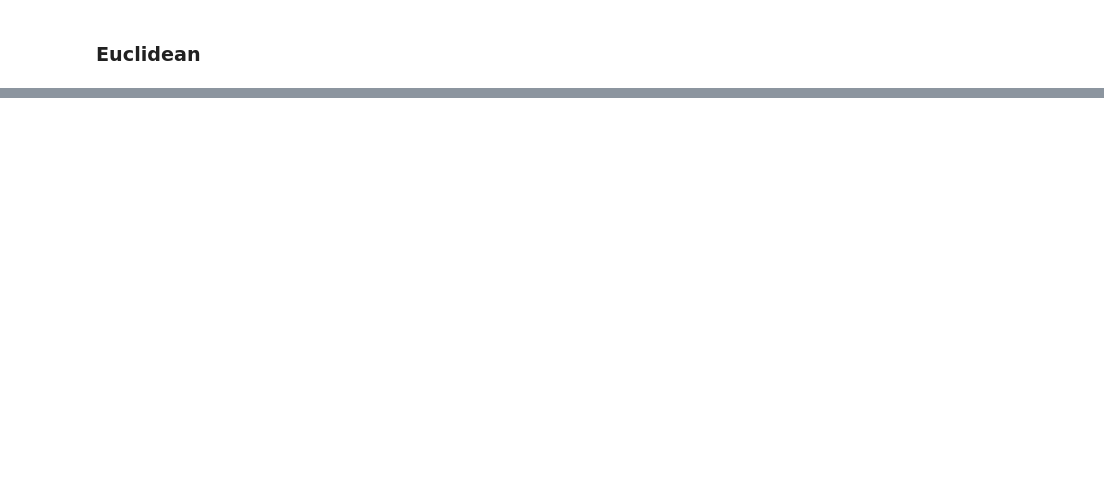
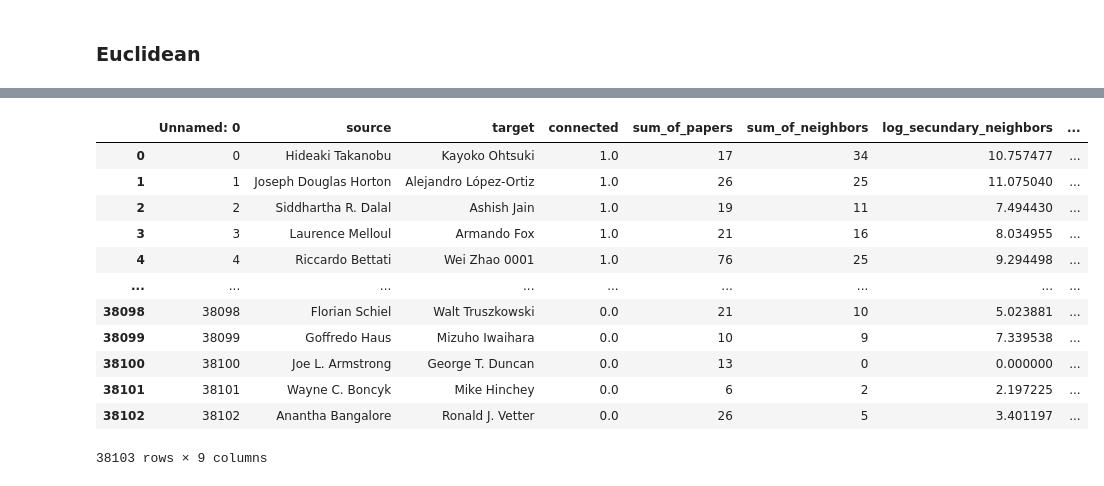
Before and after one commit to davidguzmanr/Link-prediction, a Jupyter notebook: SVD/SVD.ipynb, the cells around one changed output, grey strips where cells are left out. Drawn from its saved outputs; the diff is of its cells as text; code cells hidden in the pictures; blank space fills up the shorter version.

```diff
--- a/SVD/SVD.ipynb
+++ b/SVD/SVD.ipynb
@@ -127,0 +213,17 @@ Accuracy: 0.4911
+# %%
+df_samples_t = pd.read_csv("sample_features_test2021-01-06.csv")
+df_samples_t
+# %% [output]
+|  | Unnamed: 0 | source | target | connected | sum_of_papers | sum_of_neighbors | log_secundary_neighbors | ... |
+| 0 | 0 | Hideaki Takanobu | Kayoko Ohtsuki | 1.0 | 17 | 34 | 10.757477 | ... |
+| 1 | 1 | Joseph Douglas Horton | Alejandro López-Ortiz | 1.0 | 26 | 25 | 11.075040 | ... |
+| 2 | 2 | Siddhartha R. Dalal | Ashish Jain | 1.0 | 19 | 11 | 7.494430 | ... |
+| 3 | 3 | Laurence Melloul | Armando Fox | 1.0 | 21 | 16 | 8.034955 | ... |
+| 4 | 4 | Riccardo Bettati | Wei Zhao 0001 | 1.0 | 76 | 25 | 9.294498 | ... |
+| ... | ... | ... | ... | ... | ... | ... | ... | ... |
+| 38098 | 38098 | Florian Schiel | Walt Truszkowski | 0.0 | 21 | 10 | 5.023881 | ... |
+| 38099 | 38099 | Goffredo Haus | Mizuho Iwaihara | 0.0 | 10 | 9 | 7.339538 | ... |
+| 38100 | 38100 | Joe L. Armstrong | George T. Duncan | 0.0 | 13 | 0 | 0.000000 | ... |
+| 38101 | 38101 | Wayne C. Boncyk | Mike Hinchey | 0.0 | 6 | 2 | 2.197225 | ... |
+| 38102 | 38102 | Anantha Bangalore | Ronald J. Vetter | 0.0 | 26 | 5 | 3.401197 | ... |
+38103 rows × 9 columns
```
Also changed, not shown: parts of 25 cells of this notebook.
